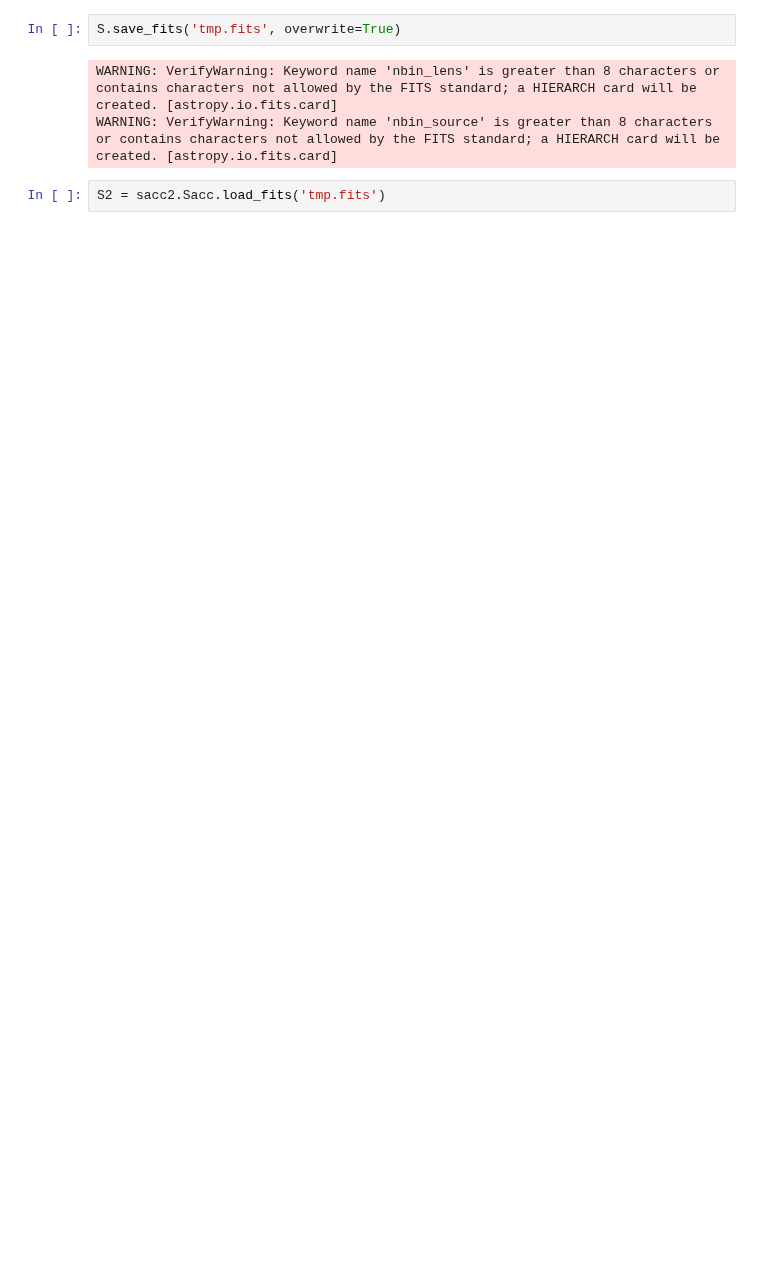
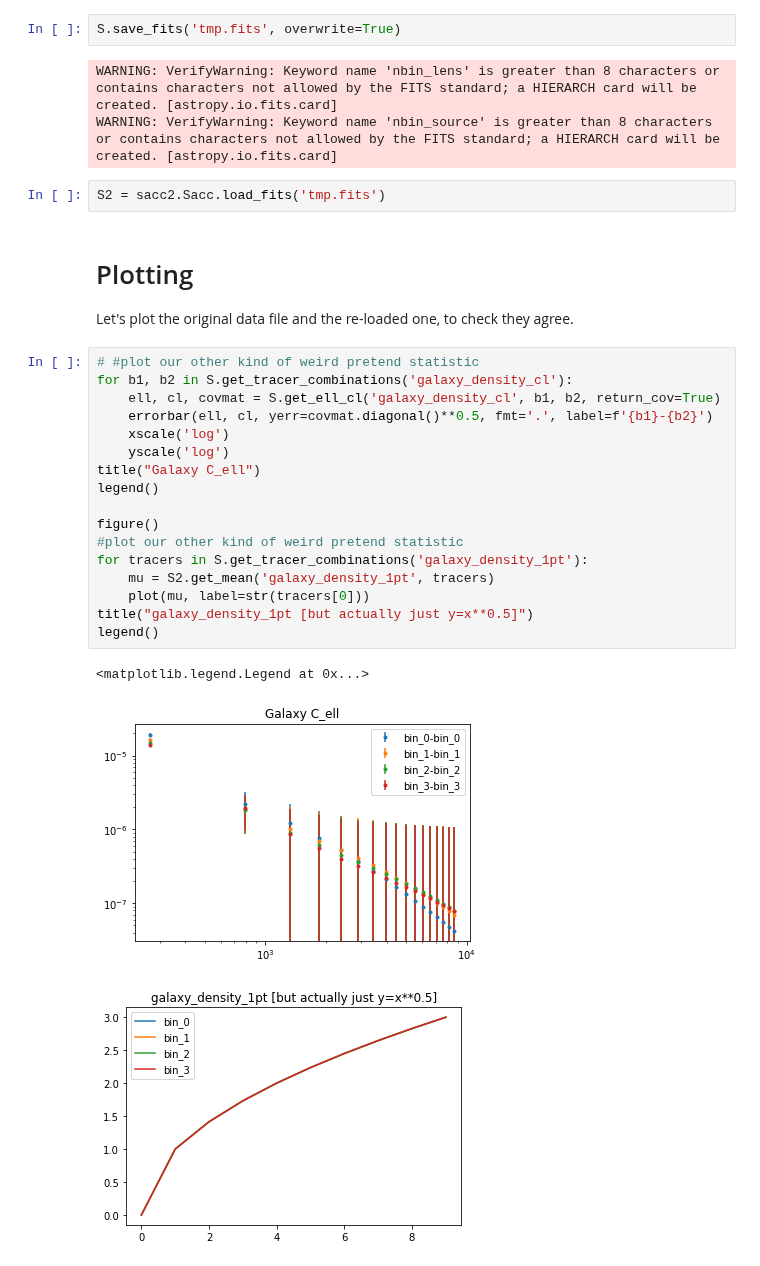
Before and after one commit to LSSTDESC/sacc, a Jupyter notebook: examples/notebooks/create-sacc2.ipynb, the cells around one changed output. Cells and saved outputs as stored; diff of their text form; blank space fills up the shorter version.

```diff
--- a/examples/notebooks/create-sacc2.ipynb
+++ b/examples/notebooks/create-sacc2.ipynb
@@ -116,6 +155,31 @@ WARNING: VerifyWarning: Keyword name 'nbin_lens' is greater than 8 characters or
 WARNING: VerifyWarning: Keyword name 'nbin_source' is greater than 8 characters or contains characters not allowed by the FITS standard; a HIERARCH card will be created. [astropy.io.fits.card]
 # %%
 S2 = sacc2.Sacc.load_fits('tmp.fits')
+# %% [markdown]
+# Plotting
+
+Let's plot the original data file and the re-loaded one, to check they agree.
+# %%
+# #plot our other kind of weird pretend statistic
+for b1, b2 in S.get_tracer_combinations('galaxy_density_cl'):
+    ell, cl, covmat = S.get_ell_cl('galaxy_density_cl', b1, b2, return_cov=True)
+    errorbar(ell, cl, yerr=covmat.diagonal()**0.5, fmt='.', label=f'{b1}-{b2}')
+    xscale('log')
+    yscale('log')
+title("Galaxy C_ell")
+legend()
+
+figure()
+#plot our other kind of weird pretend statistic
+for tracers in S.get_tracer_combinations('galaxy_density_1pt'):
+    mu = S2.get_mean('galaxy_density_1pt', tracers)
+    plot(mu, label=str(tracers[0]))
+title("galaxy_density_1pt [but actually just y=x**0.5]")
+legend()
+# %% [output]
+<matplotlib.legend.Legend at 0x...>
+[figure, added]
+[figure, added]
 # %%
 # #plot our other kind of weird pretend statistic
 for b1, b2 in S2.get_tracer_combinations('galaxy_density_cl'):
```
Also changed, not shown: parts of 18 cells of this notebook, 4 other files.
